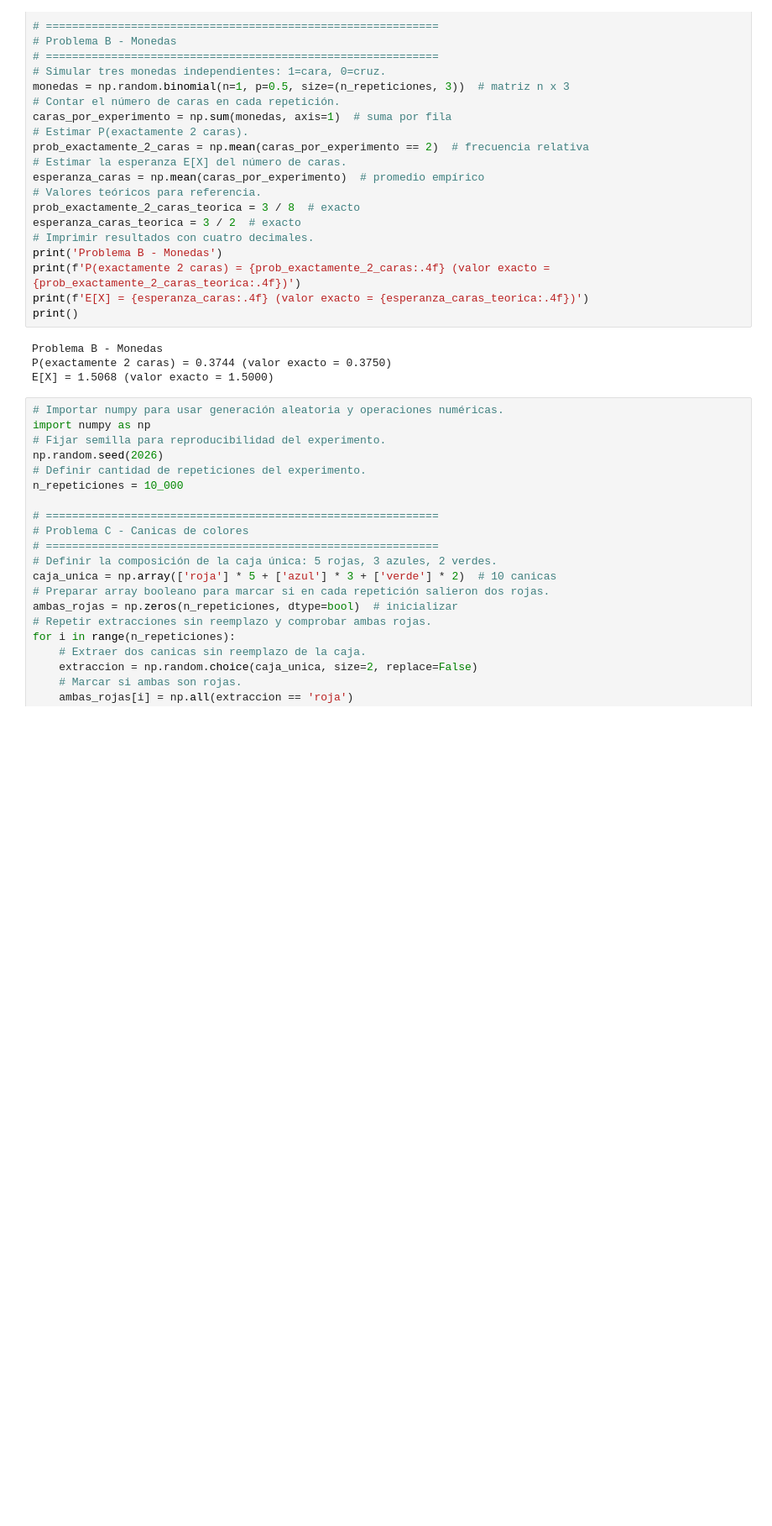
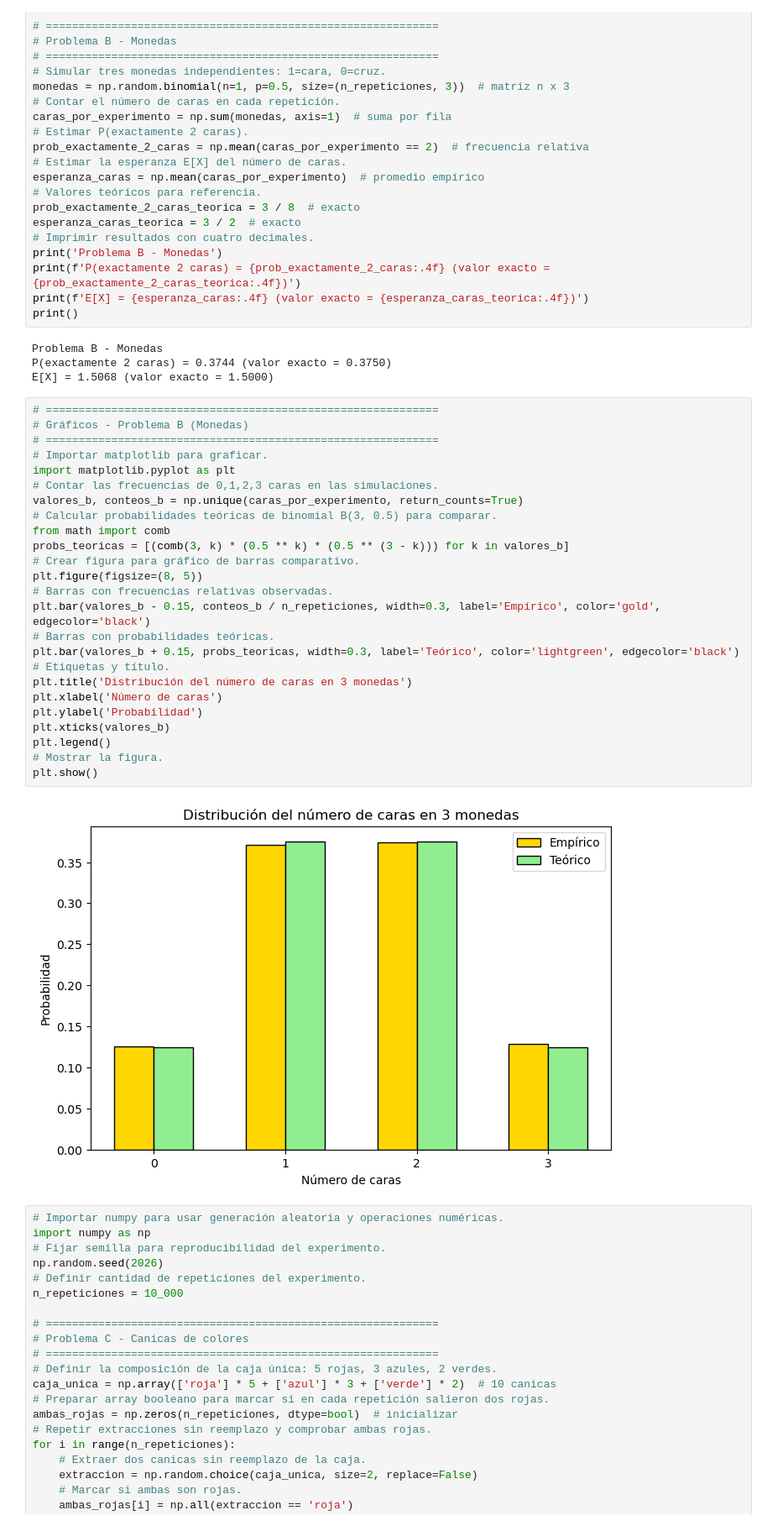
Before and after one commit to Teoria-de-Probabilidades/Parcial-4, a Jupyter notebook: Parcial 4.ipynb, the cells around one changed output. Shown at 84% size. Saved outputs shown, nothing was run; the diff lists cells and outputs as text; blank space fills up the shorter version.

```diff
--- a/Parcial 4.ipynb
+++ b/Parcial 4.ipynb
@@ -73,6 +110,33 @@ print()
 Problema B - Monedas
 P(exactamente 2 caras) = 0.3744 (valor exacto = 0.3750)
 E[X] = 1.5068 (valor exacto = 1.5000)
+# %%
+# ============================================================
+# Gráficos - Problema B (Monedas)
+# ============================================================
+# Importar matplotlib para graficar.
+import matplotlib.pyplot as plt
+# Contar las frecuencias de 0,1,2,3 caras en las simulaciones.
+valores_b, conteos_b = np.unique(caras_por_experimento, return_counts=True)
+# Calcular probabilidades teóricas de binomial B(3, 0.5) para comparar.
+from math import comb
+probs_teoricas = [(comb(3, k) * (0.5 ** k) * (0.5 ** (3 - k))) for k in valores_b]
+# Crear figura para gráfico de barras comparativo.
+plt.figure(figsize=(8, 5))
+# Barras con frecuencias relativas observadas.
+plt.bar(valores_b - 0.15, conteos_b / n_repeticiones, width=0.3, label='Empírico', color='gold', edgecolor='black')
+# Barras con probabilidades teóricas.
+plt.bar(valores_b + 0.15, probs_teoricas, width=0.3, label='Teórico', color='lightgreen', edgecolor='black')
+# Etiquetas y título.
+plt.title('Distribución del número de caras en 3 monedas')
+plt.xlabel('Número de caras')
+plt.ylabel('Probabilidad')
+plt.xticks(valores_b)
+plt.legend()
+# Mostrar la figura.
+plt.show()
+# %% [output]
+[figure, added]
 # %%
 # Importar numpy para usar generación aleatoria y operaciones numéricas.
 import numpy as np
```
Also changed, not shown: parts of 3 cells of this notebook.
